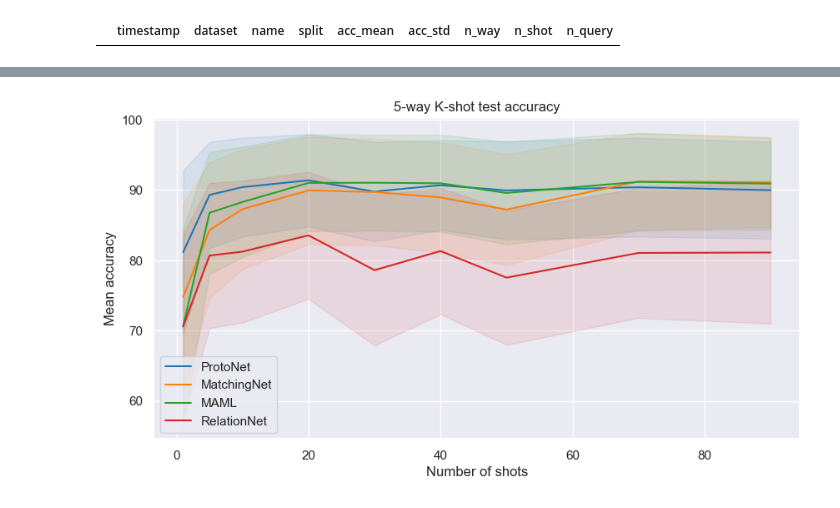
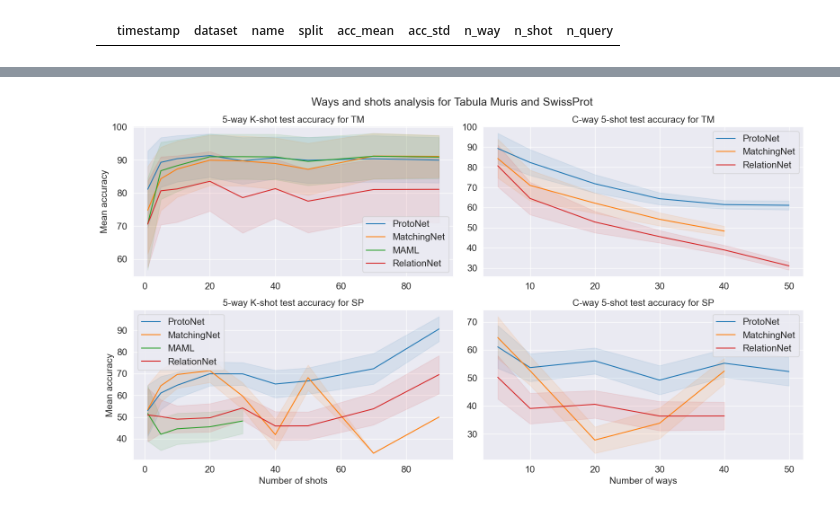
Before and after one commit to ArnaudPoletto/epfl-cs502-few-shot-project, a Jupyter notebook: visualisation/test.ipynb, the cells around one changed output, grey strips where cells are left out. Saved outputs shown, nothing was run; the diff lists cells and outputs as text; code cells hidden in the pictures.

Commit message:
Modify plot

```diff
--- a/visualisation/test.ipynb
+++ b/visualisation/test.ipynb
@@ -90,18 +71,68 @@ t_test.head(100)
 # %%
 ALPHA=0.1
-
+figsize=(16, 9)
+fontsize=15
 # We make a plot for wich the ways=5, and the shots vary
-plt.figure(figsize=(10, 5))
+fig, ax = plt.subplots(2, 2, figsize=figsize, tight_layout=True)
 sns.set(style="darkgrid")
 for name in ["ProtoNet", "MatchingNet", "MAML", "RelationNet"]:
     data = t_test[t_test["name"].str.startswith(name.lower()) & (t_test["n_way"] == 5)]
-    sns.lineplot(x="n_shot", y="acc_mean", data=data, label=name, color=colors[name])
+    sns.lineplot(x="n_shot", y="acc_mean", data=data, label=name, color=colors[name], ax=ax[0, 0])
     # We fill between with the acc_std
-    plt.fill_between(data['n_shot'], data['acc_mean'] - data['acc_std'], data['acc_mean'] + data['acc_std'], alpha=ALPHA, color=colors[name])
-plt.ylabel('Mean accuracy')
-plt.xlabel('Number of shots')
-plt.title('5-way K-shot test accuracy')
-plt.savefig('../plots/5-way_K-shot_test_accuracy.png', dpi=300)
+    ax[0, 0].fill_between(data['n_shot'], data['acc_mean'] - data['acc_std'], data['acc_mean'] + data['acc_std'], alpha=ALPHA, color=colors[name])
+ax[0, 0].set_ylabel('Mean accuracy', fontsize=fontsize)
+ax[0, 0].set_xlabel(None)
+ax[0, 0].set_title('5-way K-shot test accuracy for TM', fontsize=fontsize)
+ax[0, 0].tick_params(axis='both', which='major', labelsize=fontsize)
+ax[0, 0].legend(fontsize=fontsize)
+#plt.savefig('../plots/5-way_K-shot_test_accuracy.png', dpi=300)
+#plt.show()
+t_test[t_test["name"].str.startswith("relatio".lower()) & (t_test["n_shot"] == 5)]
+# Now we do the same but shots=5 and ways vary
+for name in ["ProtoNet", "MatchingNet", "RelationNet"]:
+    data = t_test[t_test["name"].str.startswith(name.lower()) & (t_test["n_shot"] == 5)]
+    sns.lineplot(x="n_way", y="acc_mean", data=data, label=name, color=colors[name], ax=ax[0, 1])
+    # We fill between with the acc_std
+    ax[0, 1].fill_between(data['n_way'], data['acc_mean'] - data['acc_std'], data['acc_mean'] + data['acc_std'], alpha=ALPHA, color=colors[name])
+ax[0, 1].set_ylabel(None)
+ax[0, 1].set_xlabel(None)
+ax[0, 1].set_title('C-way 5-shot test accuracy for TM', fontsize=fontsize)
+ax[0, 1].tick_params(axis='both', which='major', labelsize=fontsize)
+ax[0, 1].legend(fontsize=fontsize)
+# Now we do the same, but for the swissprot dataset
+s_test = df[(df["dataset"] == "swissprot") & (df["split"] == "test")]
+s_test.head()
+
+s_test_all = s_test[~s_test["name"].str.startswith("relationnet_")]
+s_test_relationnet = s_test[s_test["name"].str.endswith("fc-conc_sum_7lg_2lf")]
+s_test = pd.concat([s_test_all, s_test_relationnet])
+s_test = s_test[:-1]
+
+# We make a plot for wich the ways=5, and the shots vary
+for name in ["ProtoNet", "MatchingNet", "MAML", "RelationNet"]:
+    data = s_test[s_test["name"].str.startswith(name.lower()) & (s_test["n_way"] == 5)]
+    sns.lineplot(x="n_shot", y="acc_mean", data=data, label=name, color=colors[name], ax=ax[1, 0])
+    # We fill between with the acc_std
+    ax[1, 0].fill_between(data['n_shot'], data['acc_mean'] - data['acc_std'], data['acc_mean'] + data['acc_std'], alpha=ALPHA, color=colors[name])
+ax[1, 0].set_ylabel('Mean accuracy', fontsize=fontsize)
+ax[1, 0].set_xlabel('Number of shots', fontsize=fontsize)
+ax[1, 0].set_title('5-way K-shot test accuracy for SP', fontsize=fontsize)
+ax[1, 0].tick_params(axis='both', which='major', labelsize=fontsize)
+ax[1, 0].legend(fontsize=fontsize)
+
+# Now we do the same but shots=5 and ways vary
+for name in ["ProtoNet", "MatchingNet", "RelationNet"]:
+    data = s_test[s_test["name"].str.startswith(name.lower()) & (s_test["n_shot"] == 5)]
+    sns.lineplot(x="n_way", y="acc_mean", data=data, label=name, color=colors[name], ax=ax[1, 1])
+    # We fill between with the acc_std
+    ax[1, 1].fill_between(data['n_way'], data['acc_mean'] - data['acc_std'], data['acc_mean'] + data['acc_std'], alpha=ALPHA, color=colors[name])
+ax[1, 1].set_ylabel(None)
+ax[1, 1].set_xlabel('Number of ways', fontsize=fontsize)
+ax[1, 1].set_title('C-way 5-shot test accuracy for SP', fontsize=fontsize)
+ax[1, 1].tick_params(axis='both', which='major', labelsize=fontsize)
+ax[1, 1].legend(fontsize=fontsize)
+fig.suptitle("Ways and shots analysis for Tabula Muris and SwissProt", fontsize=fontsize*1.2)
+plt.savefig('../plots/ways_and_shots.png', dpi=300)
 plt.show()
 # %% [output]
-[figure, old version]
+[figure, new version]
```
Also changed, not shown: parts of 7 cells of this notebook, 5 other files.
